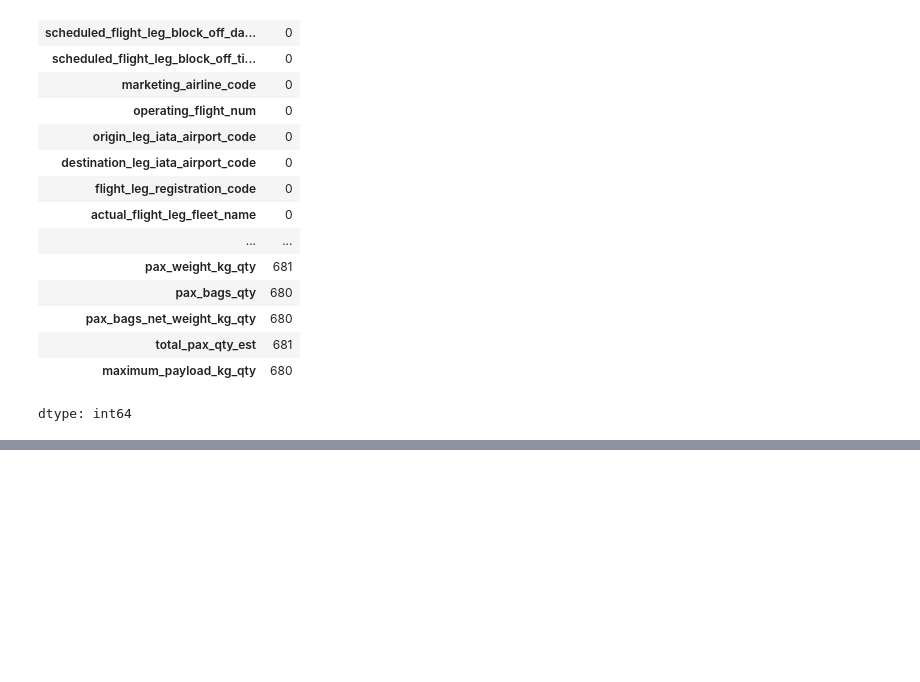
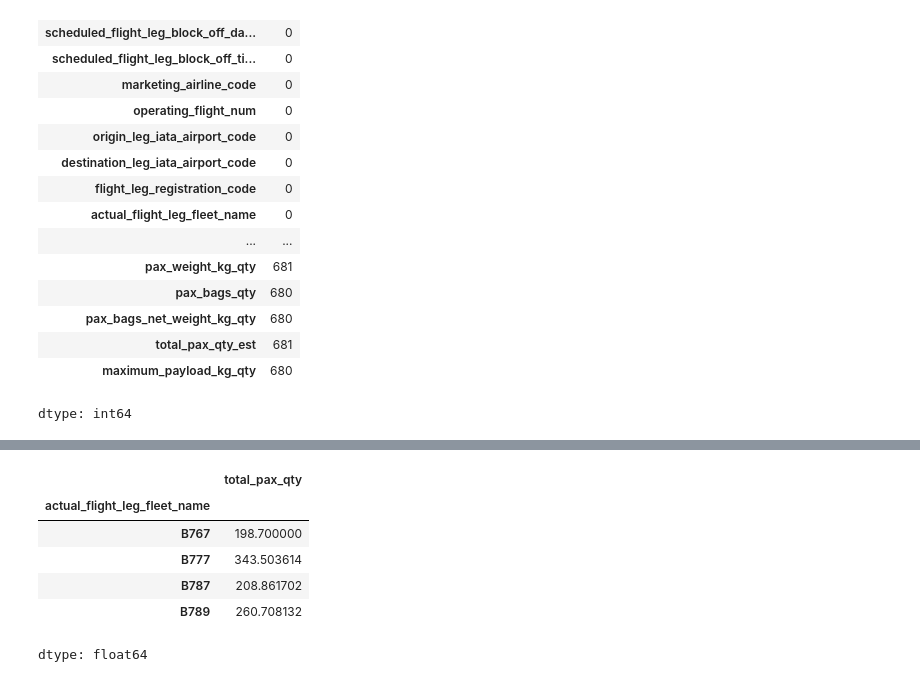
Before and after one commit to Felipepa9/MADSI, a Jupyter notebook: ENTREGA_3_||_CIENCIA_DE_DATOS.ipynb, the cells around one changed output, grey strips where cells are left out. Saved outputs shown, nothing was run; the diff lists cells and outputs as text; code cells hidden in the pictures; blank space fills up the shorter version.

```diff
--- a/ENTREGA_3_||_CIENCIA_DE_DATOS.ipynb
+++ b/ENTREGA_3_||_CIENCIA_DE_DATOS.ipynb
@@ -86,3 +86,10 @@ data.isnull().sum()
 | total_pax_qty_est | 681 |
 | maximum_payload_kg_qty | 680 |
 dtype: int64
+# %%
+# Rellenar los espacios vacíos de total_pax_qty con el promedio según el tipo de actual_flight_leg_fleet_name
+data['total_pax_qty'] = data.groupby('actual_flight_leg_fleet_name')['total_pax_qty'].transform(lambda x: x.fillna(x.mean()))
+# %%
+
+# Rellenar los espacios vacíos de total_pax_qty con el promedio según el tipo de actual_flight_leg_fleet_name
+data['total_pax_qty'].fillna(data.groupby('actual_flight_leg_fleet_name')['total_pax_qty'].transform('mean'), inplace=True)
@@ -88,0 +117,15 @@ dtype: int64
+# %%
+# prompt: Dejame ver el promedio de total_pax_qty dividido por actual_flight_leg_fleet_name
+
+# Calcular el promedio de total_pax_qty dividido por actual_flight_leg_fleet_name
+average_pax_by_fleet = data.groupby('actual_flight_leg_fleet_name')['total_pax_qty'].mean()
+
+average_pax_by_fleet
+# %% [output]
+|  | total_pax_qty |
+| actual_flight_leg_fleet_name |  |
+| B767 | 198.700000 |
+| B777 | 343.503614 |
+| B787 | 208.861702 |
+| B789 | 260.708132 |
+dtype: float64
```
Also changed, not shown: parts of 1 cell of this notebook.
